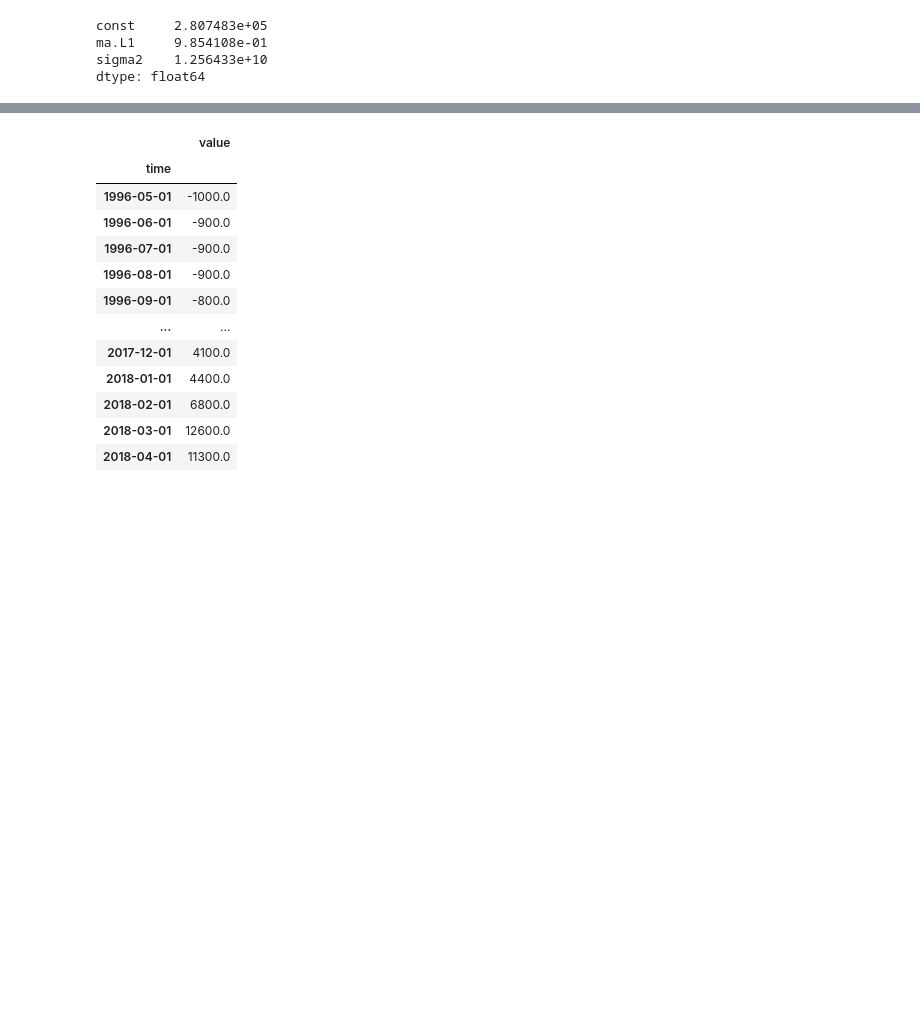
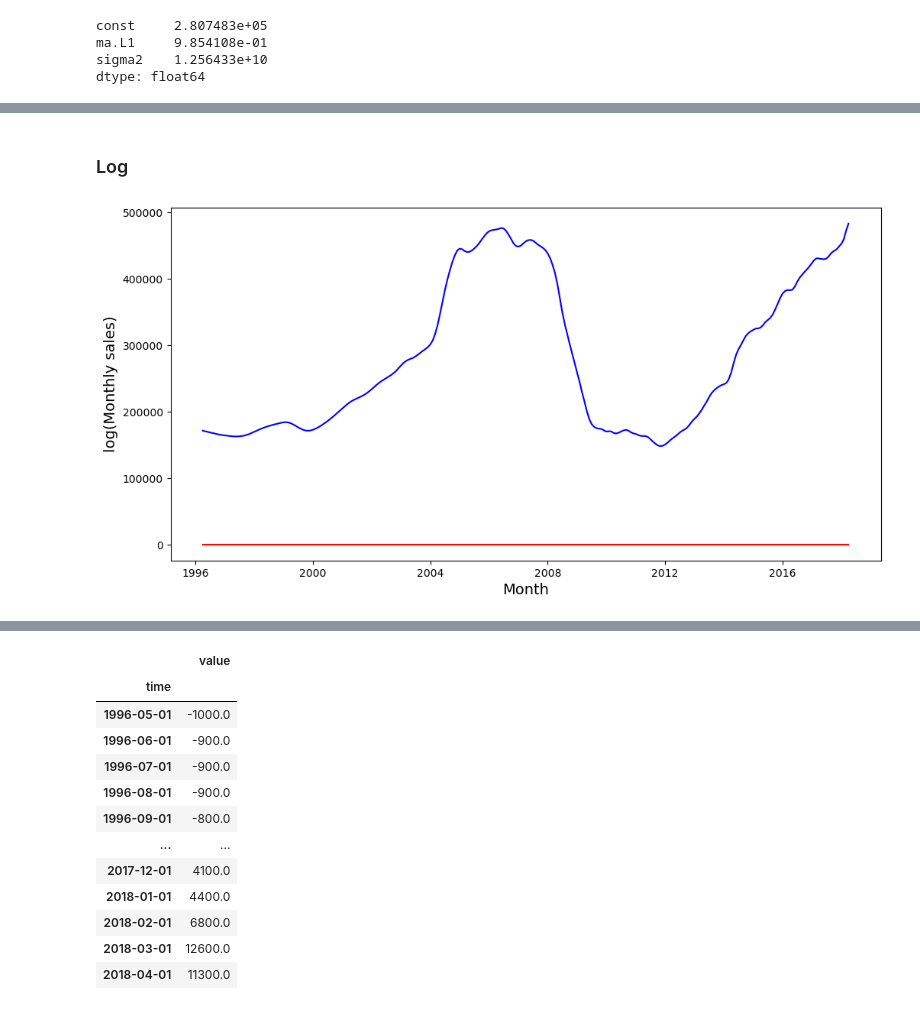
Before and after one commit to lalynjay/Time_series_analysis, a Jupyter notebook: Time_series_analysis.ipynb, the cells around one changed output, grey strips where cells are left out. Saved outputs shown, nothing was run; the diff lists cells and outputs as text; code cells hidden in the pictures; blank space fills up the shorter version.

```diff
--- a/Time_series_analysis.ipynb
+++ b/Time_series_analysis.ipynb
@@ -484,0 +521,12 @@ print(dfoutput)
+# %% [markdown]
+### Log
+# %%
+data = np.log(series94804)
+fig = plt.figure(figsize=(12,6))
+plt.plot(series94804, color='blue',label='Original')
+plt.plot(data, color='red', label='log')
+plt.xlabel('Month', fontsize=14)
+plt.ylabel('log(Monthly sales)', fontsize=14)
+plt.show()
+# %% [output]
+[figure, added]
```
Also changed, not shown: parts of 20 cells of this notebook.
